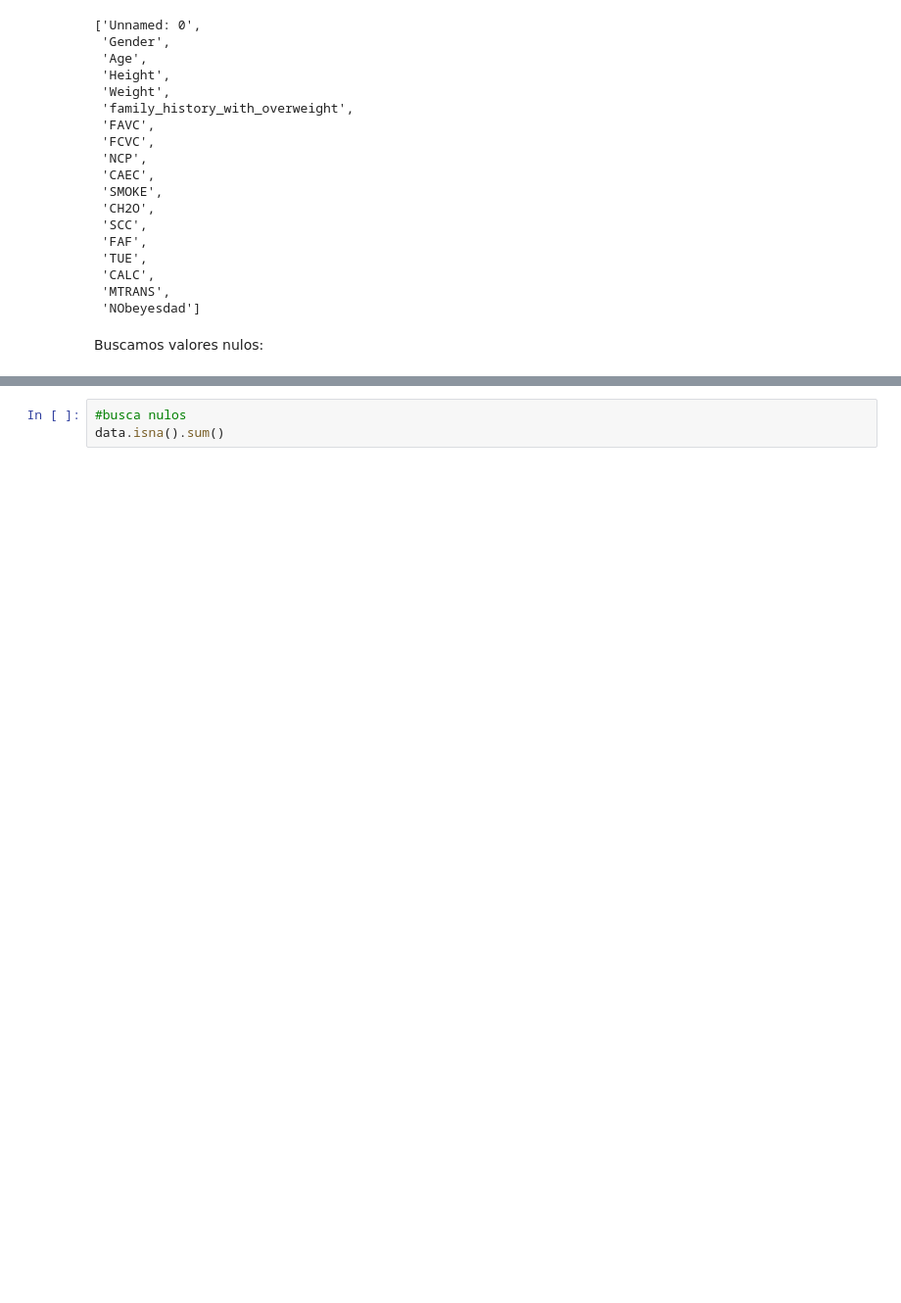
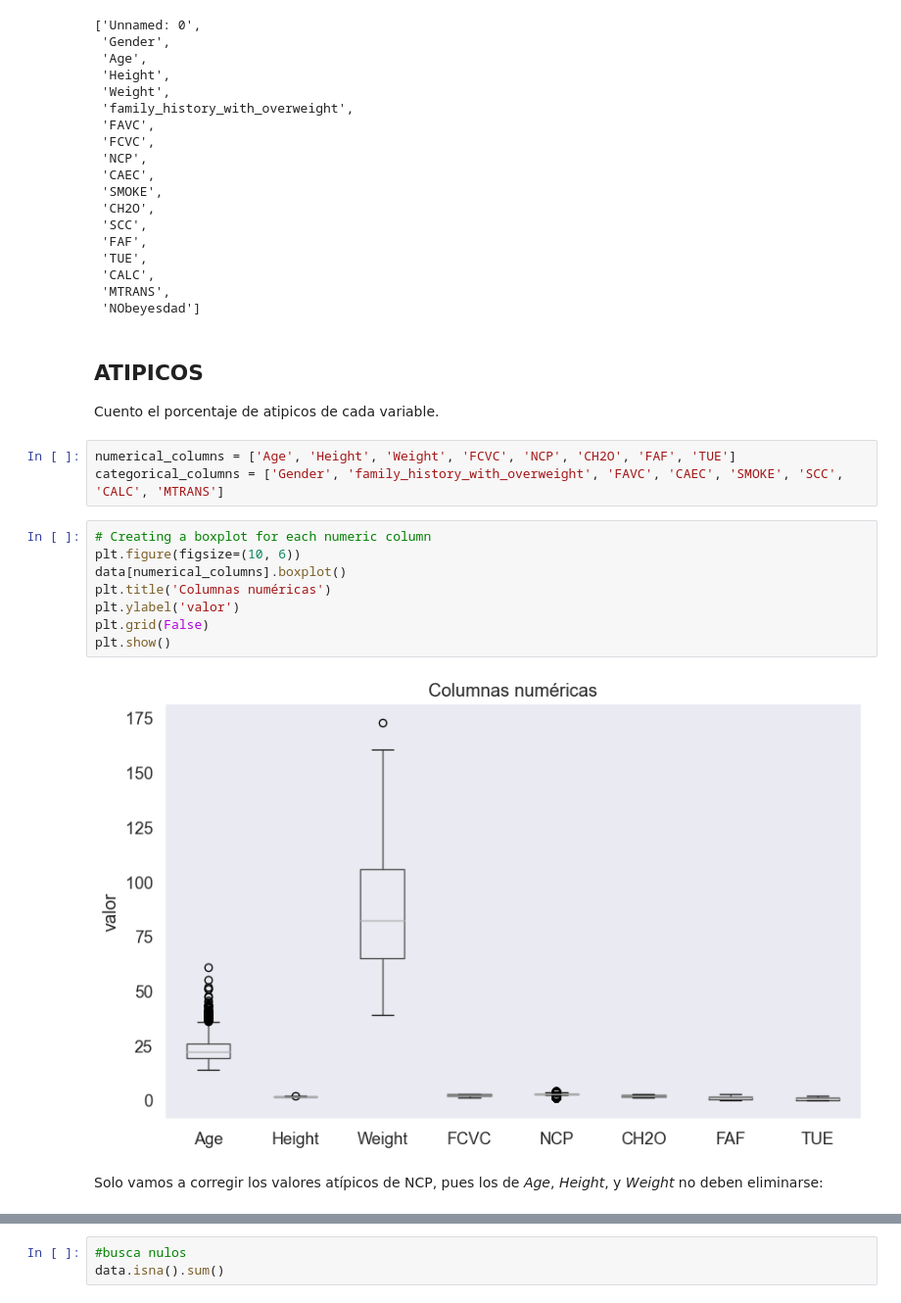
Before and after one commit to alejbormeg/MasterBigDataML-MachineLearningI, a Jupyter notebook: src/proyecto.ipynb, the cells around one changed output, grey strips where cells are left out. Shown: that part at 98% size. Cells and saved outputs as stored; diff of their text form; blank space fills up the shorter version.

```diff
--- a/src/proyecto.ipynb
+++ b/src/proyecto.ipynb
@@ -135,5 +145,22 @@ column_names
  'CALC',
  'MTRANS',
  'NObeyesdad']
-# %% [markdown]
-Buscamos valores nulos:
+# %% [markdown]
+## ATIPICOS
+
+Cuento el porcentaje de atipicos de cada variable.
+# %%
+numerical_columns = ['Age', 'Height', 'Weight', 'FCVC', 'NCP', 'CH2O', 'FAF', 'TUE']
+categorical_columns = ['Gender', 'family_history_with_overweight', 'FAVC', 'CAEC', 'SMOKE', 'SCC', 'CALC', 'MTRANS']
+# %%
+# Creating a boxplot for each numeric column
+plt.figure(figsize=(10, 6))
+data[numerical_columns].boxplot()
+plt.title('Columnas numéricas')
+plt.ylabel('valor')
+plt.grid(False)
+plt.show()
+# %% [output]
+[figure, added]
+# %% [markdown]
+Solo vamos a corregir los valores atípicos de NCP, pues los de *Age*, *Height*, y *Weight* no deben eliminarse:
```
Also changed, not shown: parts of 19 cells of this notebook.
